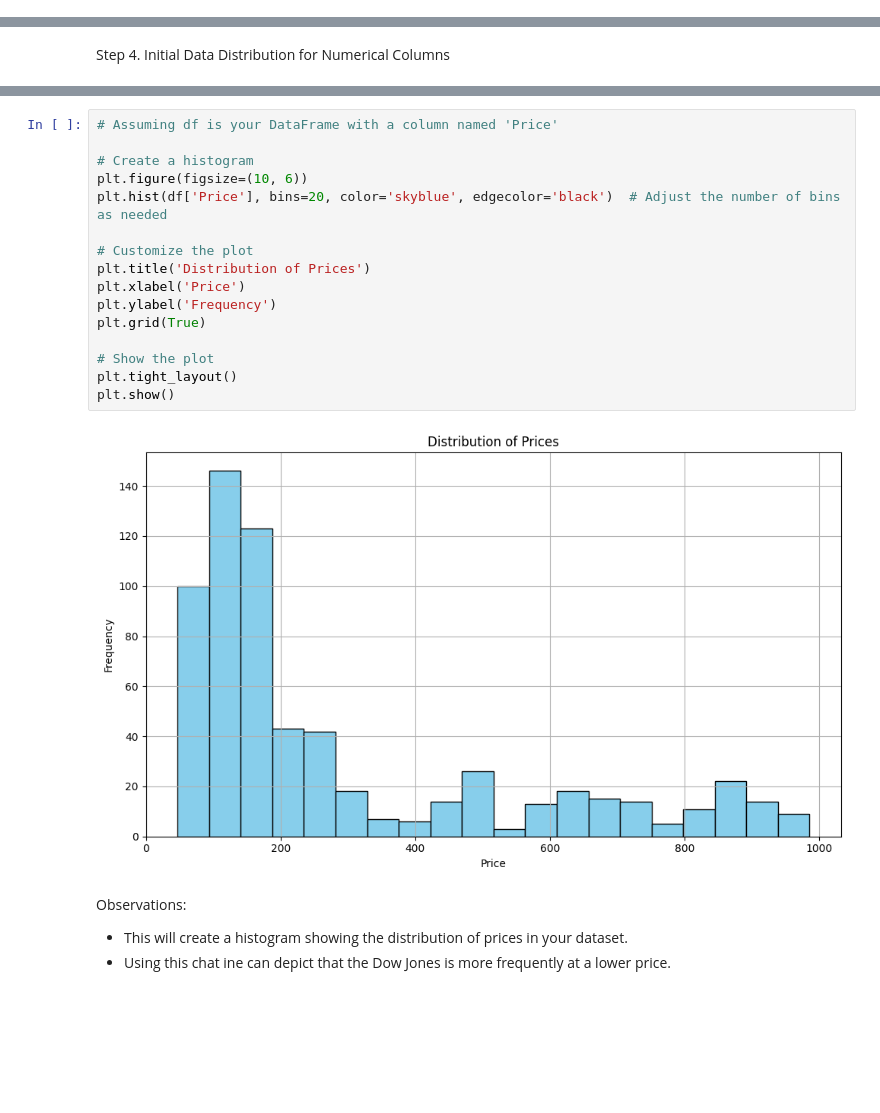
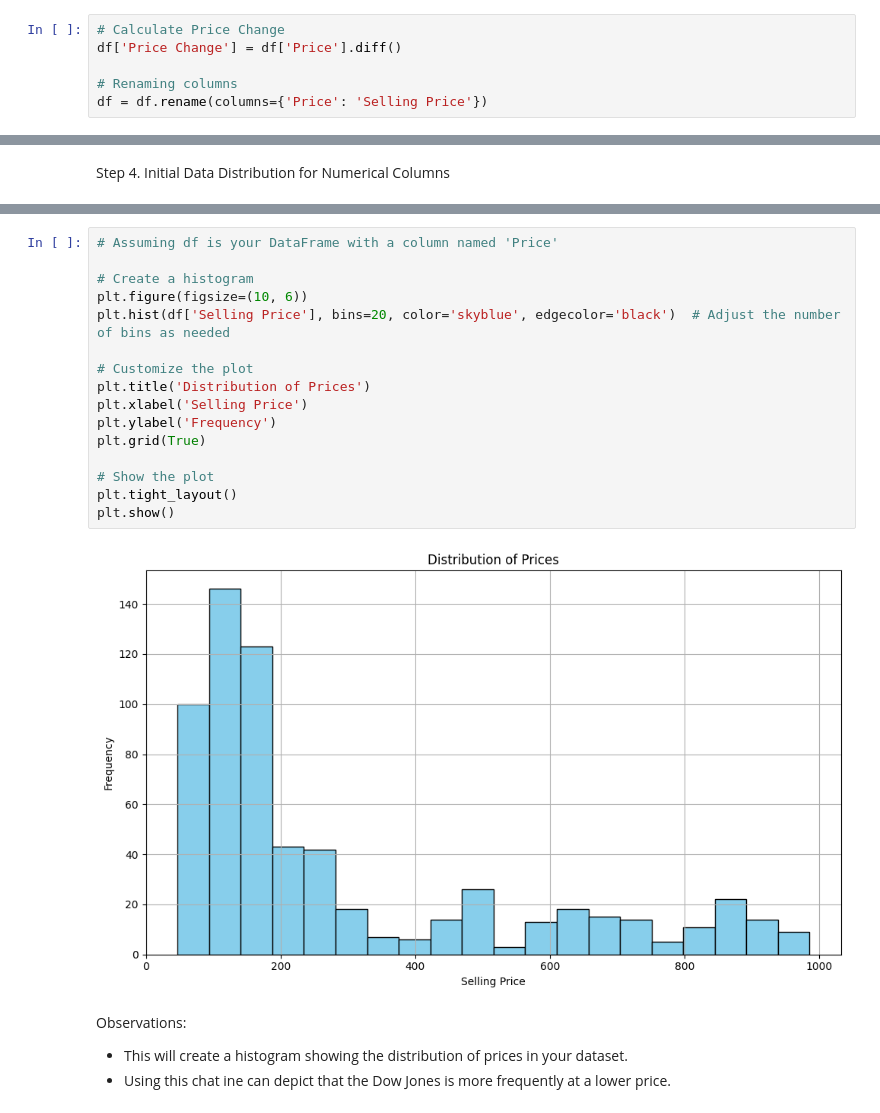
Before and after one commit to Crusoe22/data-fun-eda, a Jupyter notebook: nolan_eda.ipynb, the cells around one changed output, grey strips where cells are left out. Saved outputs shown, nothing was run; the diff lists cells and outputs as text; blank space fills up the shorter version.

```diff
--- a/nolan_eda.ipynb
+++ b/nolan_eda.ipynb
@@ -29,6 +27,12 @@ print(df.head())
 2 1915-02-01  56.00
 3 1915-03-01  58.30
 4 1915-04-01  66.45
+# %%
+# Calculate Price Change
+df['Price Change'] = df['Price'].diff()
+
+# Renaming columns
+df = df.rename(columns={'Price': 'Selling Price'})
 # %% [markdown]
 
 Step 2. Initial Data Inspection
@@ -133,21 +138,21 @@ plt.show()
 # %%
 # Assuming df is your DataFrame with a column named 'Price'
 
 # Create a histogram
 plt.figure(figsize=(10, 6))
-plt.hist(df['Price'], bins=20, color='skyblue', edgecolor='black')  # Adjust the number of bins as needed
+plt.hist(df['Selling Price'], bins=20, color='skyblue', edgecolor='black')  # Adjust the number of bins as needed
 
 # Customize the plot
 plt.title('Distribution of Prices')
-plt.xlabel('Price')
+plt.xlabel('Selling Price')
 plt.ylabel('Frequency')
 plt.grid(True)
 
 # Show the plot
 plt.tight_layout()
 plt.show()
 # %% [output]
-[figure, old version]
+[figure, new version]
 # %% [markdown]
 Observations:
 - This will create a histogram showing the distribution of prices in your dataset.
```
Also changed, not shown: parts of 7 cells of this notebook.
